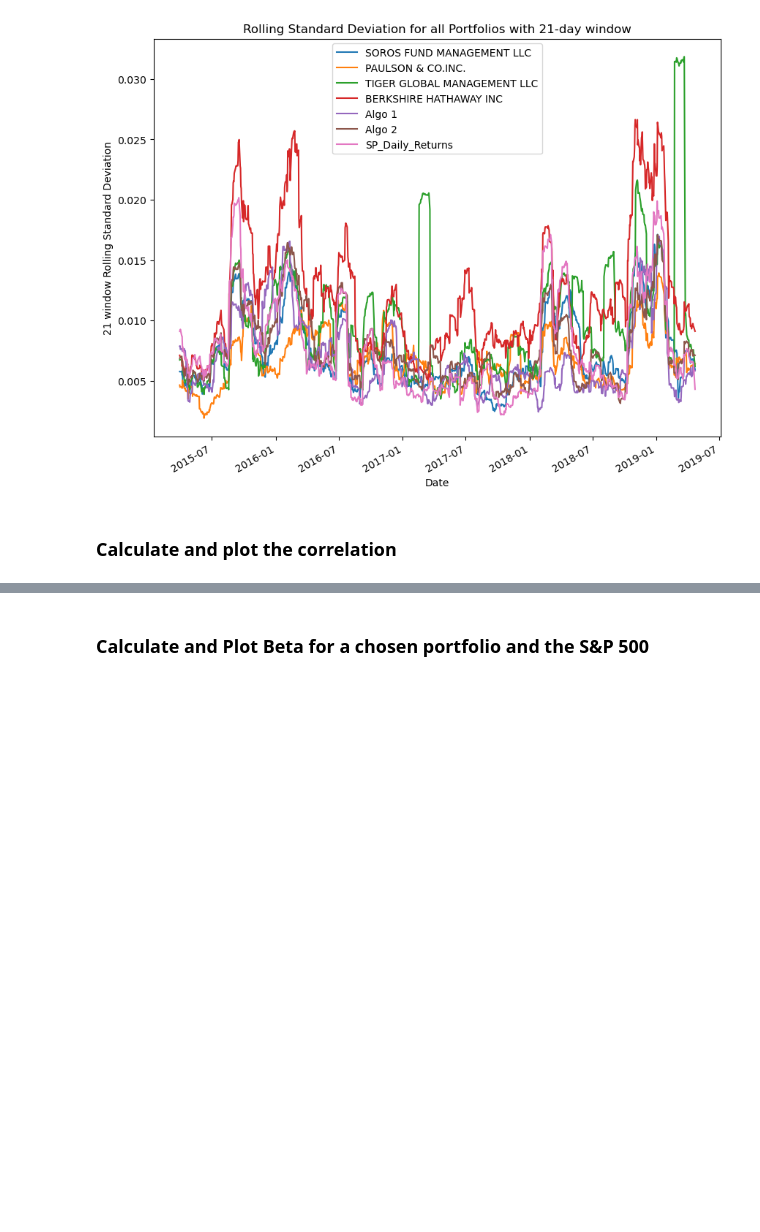
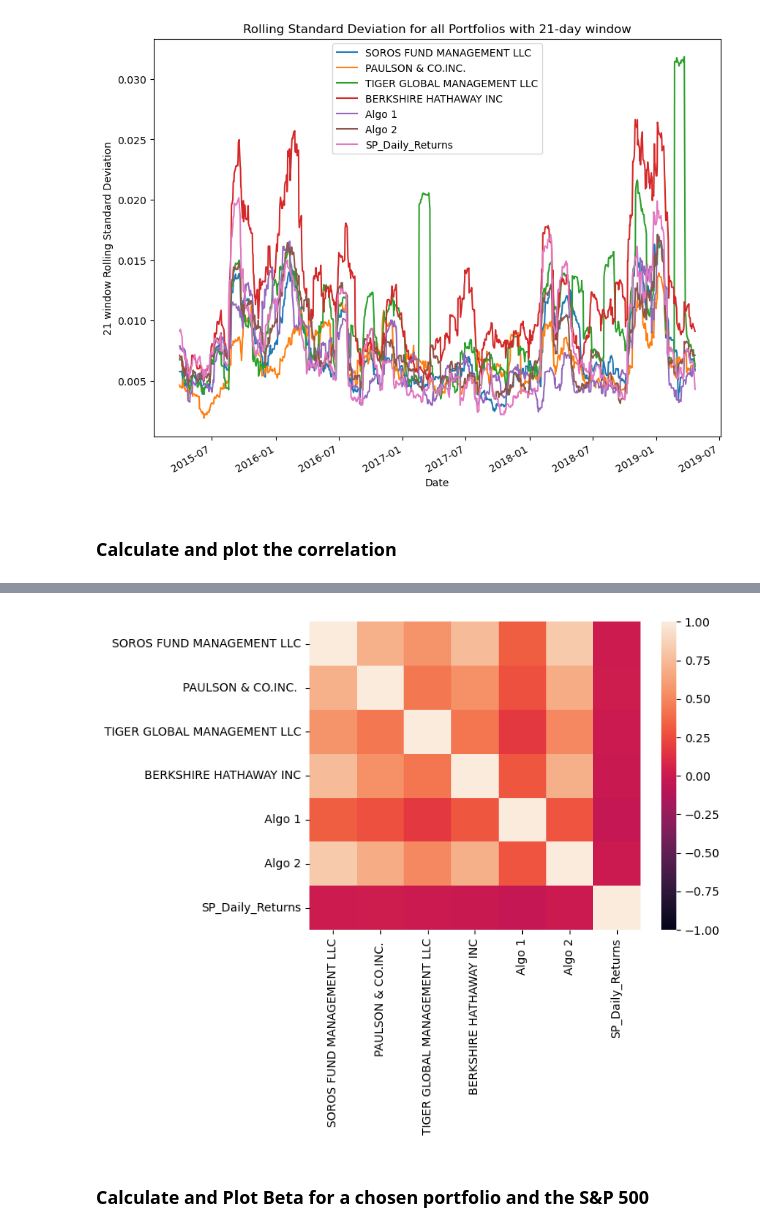
Before and after one commit to Bertpuit/a_whale_off_portfolio, a Jupyter notebook: whale_analysis.ipynb, the cells around one changed output, grey strips where cells are left out. Cells and saved outputs as stored; diff of their text form; code cells hidden in the pictures; blank space fills up the shorter version.

```diff
--- a/whale_analysis.ipynb
+++ b/whale_analysis.ipynb
@@ -319,17 +315,19 @@ rolling_std_all_portfolios.plot(figsize=(10,8), ylabel='21 window Rolling Standa
 # %%
 # Calculate the correlation
 daily_returns_correlated = daily_returns_joined.corr()
 # Display de correlation matrix
+sns.heatmap(daily_returns_correlated, vmin = -1, vmax = 1)
 daily_returns_correlated
 # %% [output]
 |  | SOROS FUND MANAGEMENT LLC | PAULSON & CO.INC. | TIGER GLOBAL MANAGEMENT LLC | BERKSHIRE HATHAWAY INC | Algo 1 | Algo 2 | ... |
 | SOROS FUND MANAGEMENT LLC | 1.000000 | 0.699823 | 0.561040 | 0.754157 | 0.320901 | 0.826730 | ... |
 | PAULSON & CO.INC. | 0.699823 | 1.000000 | 0.434308 | 0.545451 | 0.268631 | 0.678085 | ... |
 | TIGER GLOBAL MANAGEMENT LLC | 0.561040 | 0.434308 | 1.000000 | 0.424125 | 0.164114 | 0.507160 | ... |
 | BERKSHIRE HATHAWAY INC | 0.754157 | 0.545451 | 0.424125 | 1.000000 | 0.291678 | 0.687756 | ... |
 | Algo 1 | 0.320901 | 0.268631 | 0.164114 | 0.291678 | 1.000000 | 0.287852 | ... |
 | Algo 2 | 0.826730 | 0.678085 | 0.507160 | 0.687756 | 0.287852 | 1.000000 | ... |
 | SP_Daily_Returns | 0.000574 | 0.013549 | -0.001505 | -0.013856 | -0.033963 | -0.002192 | ... |
+[figure, added]
 # %% [markdown]
 ### Calculate and Plot Beta for a chosen portfolio and the S&P 500
 # %%
```
Also changed, not shown: parts of 24 cells of this notebook, 3 other files.
